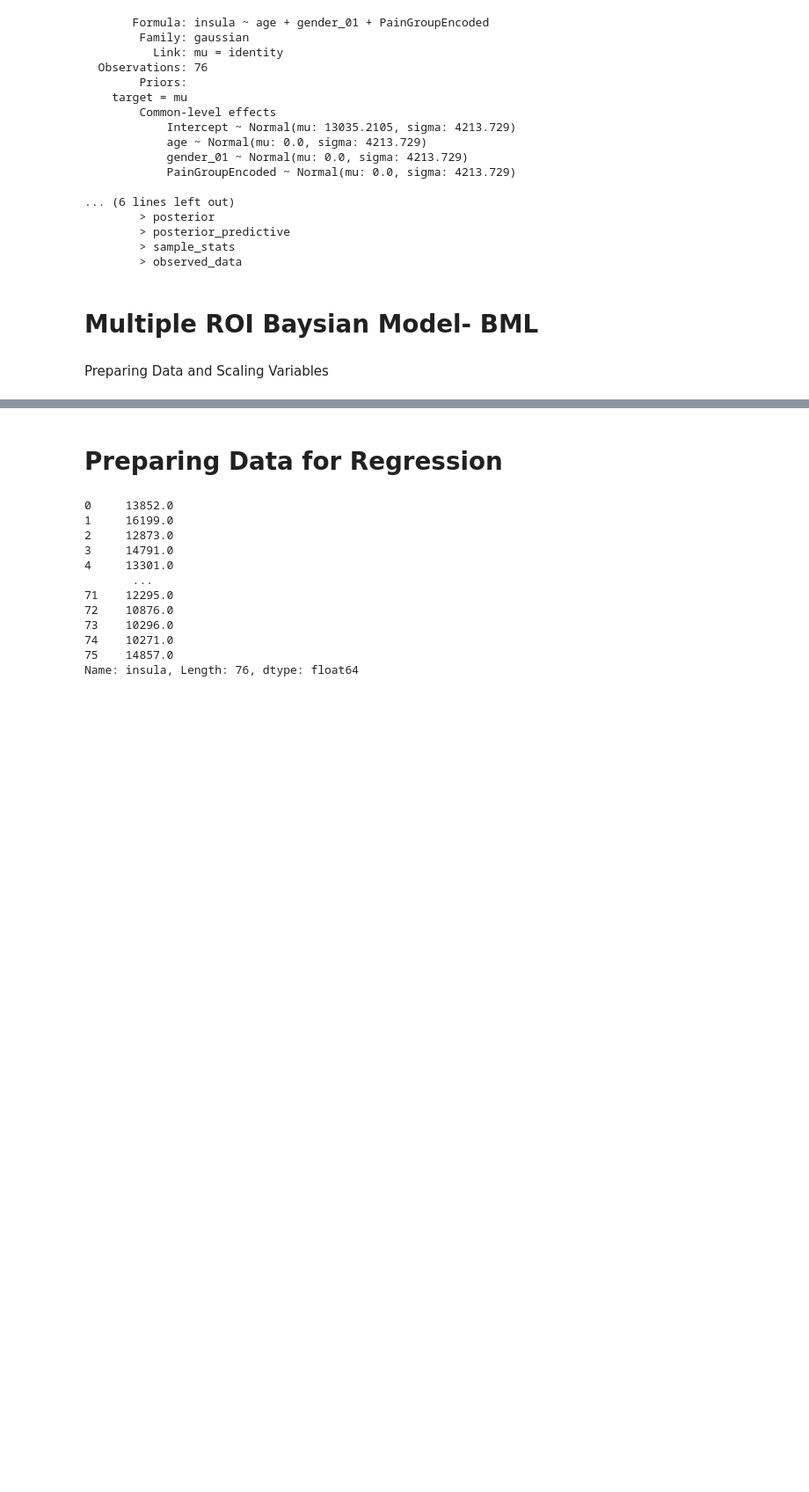
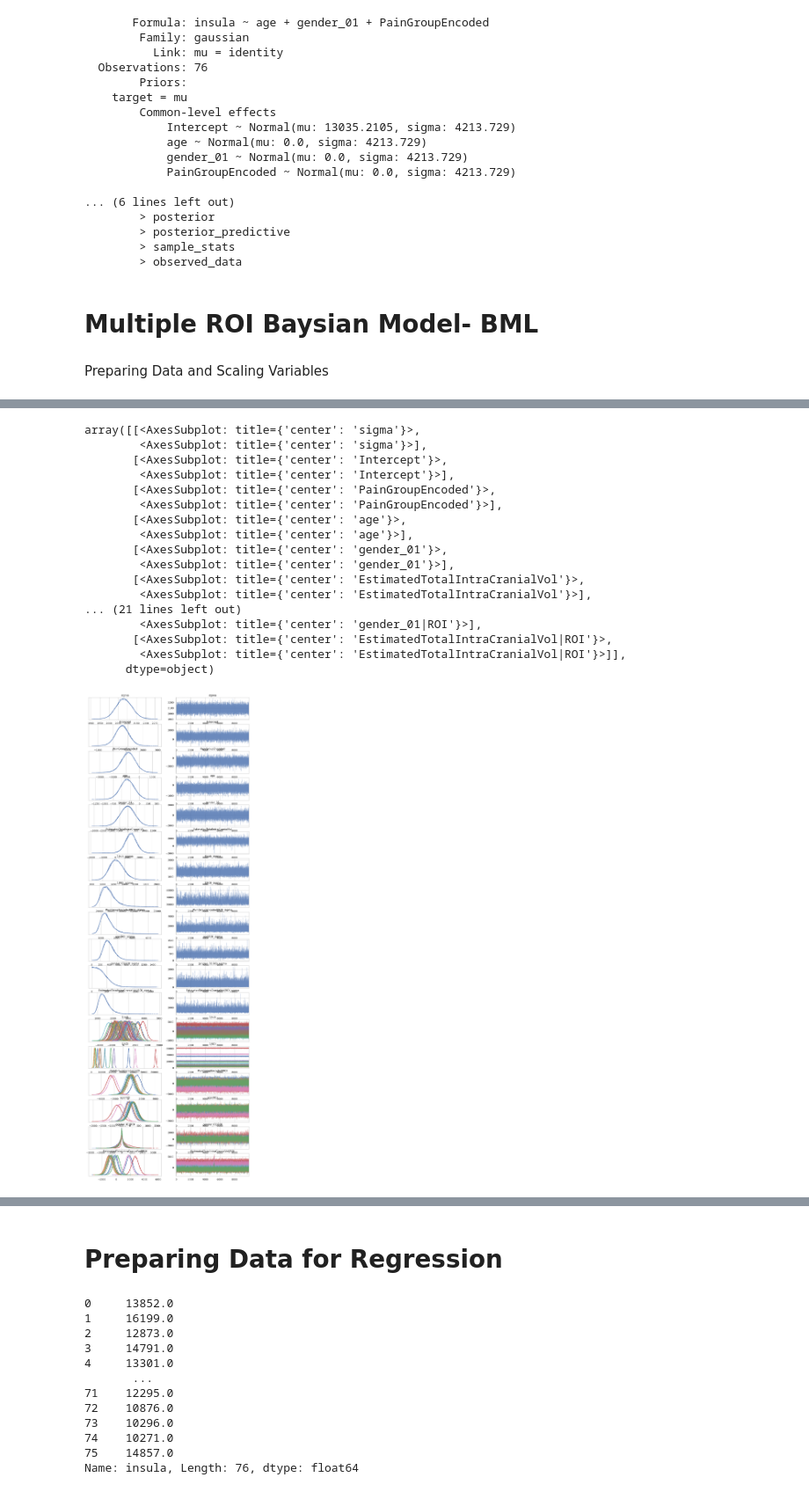
Before and after one commit to DuekLab/Pain_Gray_Matter_Analysis, a Jupyter notebook: Gray_matter_analysis_LC.ipynb, the cells around one changed output, grey strips where cells are left out. Shown at 88% size. Cells and saved outputs as stored; diff of their text form; code cells hidden in the pictures; blank space fills up the shorter version.

Commit message:
Adding all ROIs, running BML, starting visualization

```diff
--- a/Gray_matter_analysis_LC.ipynb
+++ b/Gray_matter_analysis_LC.ipynb
@@ -673,8 +719,9 @@ print(trace1)
 Preparing Data and Scaling Variables
 # %%
 # P+ ?
-roi_columns = ["insula", "rostralanteriorcingulate", "caudalanteriorcingulate"]  # Add all ROI columns here
-variables = ['age', 'gender 01', 'PainGroupEncoded'] # These will  be scaled
+# roi_columns = ["insula", "rostralanteriorcingulate", "caudalanteriorcingulate"]  # Add all ROI columns here
+roi_columns = ["insula", "rostralanteriorcingulate", "caudalanteriorcingulate", "Temporal Lobes", "Primary Motor Cortex (M1)", "Parietal Cortex", "paracentral","Inferior Frontal Gyrus (IFG)", "parahippocampal", "DLPFC", "Thalamus", "Putamen" ,"Hippocampus"]
+variables = ['age', 'gender 01', 'PainGroupEncoded','EstimatedTotalIntraCranialVol'] # These will  be scaled
 
 
 # Scale only the relevant columns (age, gender, chronic pain)
@@ -691,13 +738,16 @@ print(df_scaled.columns)
 df_scaled[roi_columns] = merged_data[roi_columns]
 df_scaled['sub'] = merged_data['Subject no.']
 
-df_long = df_scaled.melt(id_vars = ['sub','age', 'gender_01', 'PainGroupEncoded'],
+df_long = df_scaled.melt(id_vars = ['sub','age', 'gender_01', 'PainGroupEncoded','EstimatedTotalIntraCranialVol'],
                   value_vars = roi_columns,
                   var_name = "ROI",
-                  value_name = "Gray matter Volume")
+                  value_name = "Gray_Matter_Volume")
 
 # Convert categorical variables
 df_long["sub"] = df_long["sub"].astype("category")
 df_long["ROI"] = df_long["ROI"].astype("category")
+df_long["PainGroupEncoded"] = df_long["PainGroupEncoded"].astype("category")
+df_long["gender_01"] = df_long["gender_01"].astype("category")
+
 print(df_long)
 # %% [output]
@@ -720,0 +773,23 @@ Index(['age', 'gender_01', 'PainGroupEncoded'], dtype='object')
+# %%
+# Define the model formula
+# 'age', 'gender_01', 'PainGroupEncoded','EstimatedTotalIntraCranialVol'
+mod = "PainGroupEncoded + age + gender_01 + EstimatedTotalIntraCranialVol"
+model_formula = f"Gray_Matter_Volume ~ {mod} + (1|sub) + ({mod}|ROI)"
+
+# Define priors- are these the right priors?
+priors = {
+    "Intercept": bmb.Prior("StudentT", nu=3, mu=0, sigma=10),
+    "sigma": bmb.Prior("Gamma", alpha=3.325, beta=0.1),
+}
+
+# Fit the model using Bambi
+model = bmb.Model(model_formula, df_long, priors=priors)
+idata = model.fit(draws=10000, chains=4, cores=4, target_accept=0.99) # is this right?
+
+# Save the model results
+outdir = "data/"
+os.makedirs(outdir, exist_ok=True)
+az.to_netcdf(idata, os.path.join(outdir, "bayesian_model_t1.nc"))
+
+# Print model summary
+print(az.summary(idata))
@@ -720,0 +822,21 @@ Index(['age', 'gender_01', 'PainGroupEncoded'], dtype='object')
+# %%
+az.plot_trace(idata)
+# %% [output]
+array([[<AxesSubplot: title={'center': 'sigma'}>,
+        <AxesSubplot: title={'center': 'sigma'}>],
+       [<AxesSubplot: title={'center': 'Intercept'}>,
+        <AxesSubplot: title={'center': 'Intercept'}>],
+       [<AxesSubplot: title={'center': 'PainGroupEncoded'}>,
+        <AxesSubplot: title={'center': 'PainGroupEncoded'}>],
+       [<AxesSubplot: title={'center': 'age'}>,
+        <AxesSubplot: title={'center': 'age'}>],
+       [<AxesSubplot: title={'center': 'gender_01'}>,
+        <AxesSubplot: title={'center': 'gender_01'}>],
+       [<AxesSubplot: title={'center': 'EstimatedTotalIntraCranialVol'}>,
+        <AxesSubplot: title={'center': 'EstimatedTotalIntraCranialVol'}>],
+... (21 lines left out)
+        <AxesSubplot: title={'center': 'gender_01|ROI'}>],
+       [<AxesSubplot: title={'center': 'EstimatedTotalIntraCranialVol|ROI'}>,
+        <AxesSubplot: title={'center': 'EstimatedTotalIntraCranialVol|ROI'}>]],
+      dtype=object)
+[figure, added]
```
Also changed, not shown: parts of 15 cells of this notebook.
